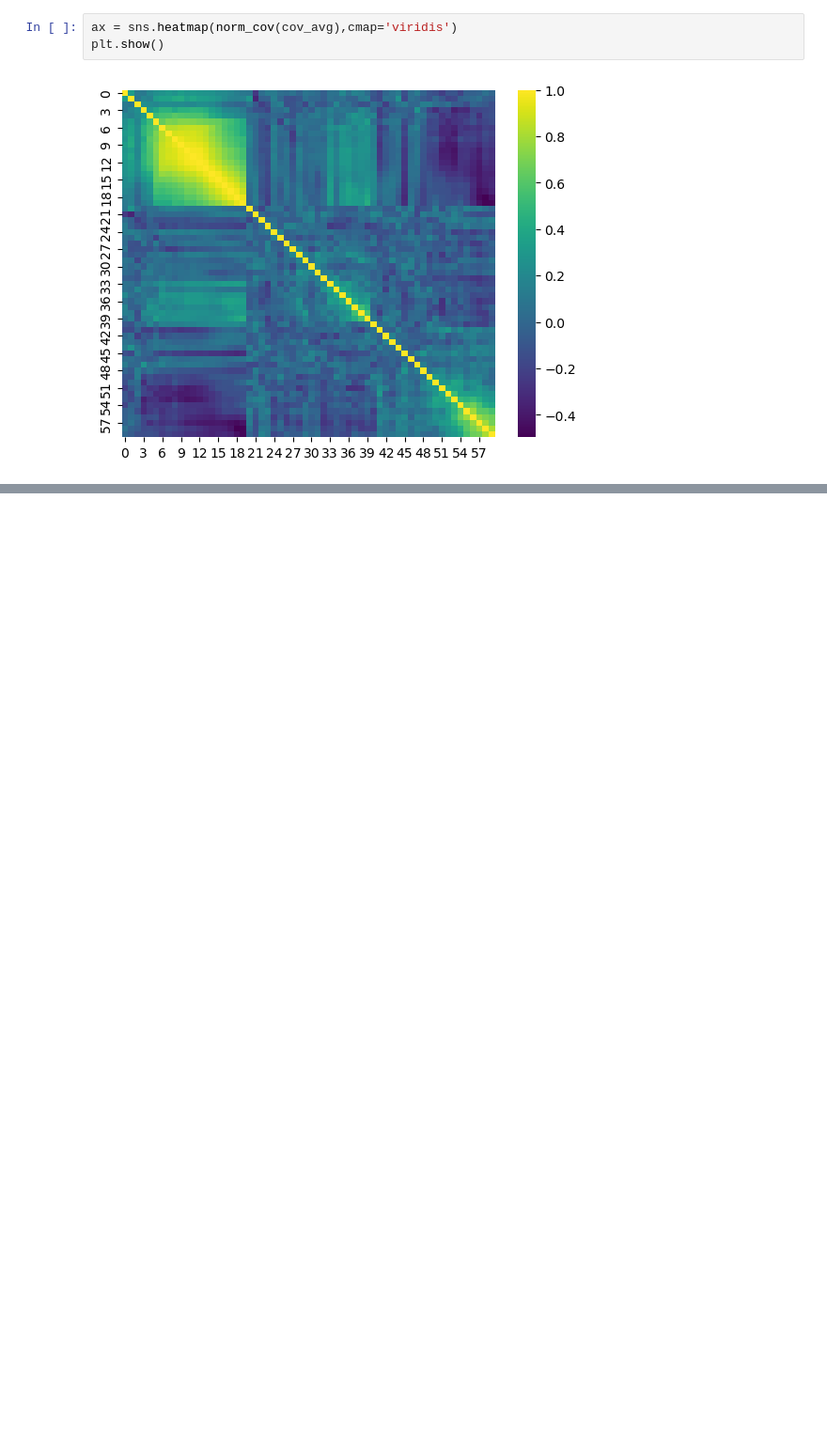
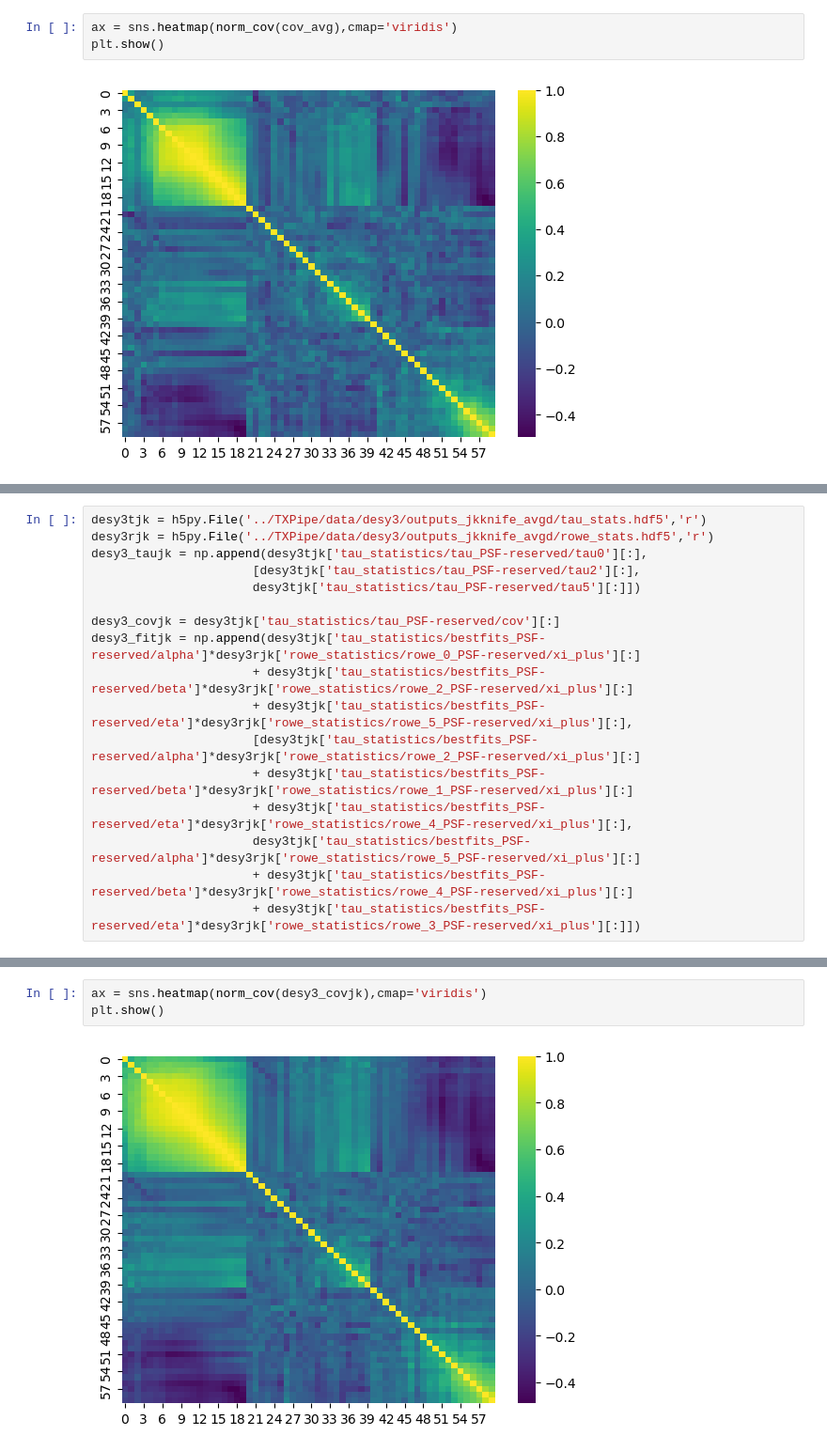
Before and after one commit to LSSTDESC/nulltests_txpipe, a Jupyter notebook: CheckChisqTau.ipynb, the cells around one changed output, grey strips where cells are left out. Shown at 94% size. Cells and saved outputs as stored; diff of their text form; blank space fills up the shorter version.

```diff
--- a/CheckChisqTau.ipynb
+++ b/CheckChisqTau.ipynb
@@ -220,0 +253,17 @@ plt.show()
+# %%
+desy3tjk = h5py.File('../TXPipe/data/desy3/outputs_jkknife_avgd/tau_stats.hdf5','r')
+desy3rjk = h5py.File('../TXPipe/data/desy3/outputs_jkknife_avgd/rowe_stats.hdf5','r')
+desy3_taujk = np.append(desy3tjk['tau_statistics/tau_PSF-reserved/tau0'][:],
+                      [desy3tjk['tau_statistics/tau_PSF-reserved/tau2'][:],
+                      desy3tjk['tau_statistics/tau_PSF-reserved/tau5'][:]])
+
+desy3_covjk = desy3tjk['tau_statistics/tau_PSF-reserved/cov'][:]
+desy3_fitjk = np.append(desy3tjk['tau_statistics/bestfits_PSF-reserved/alpha']*desy3rjk['rowe_statistics/rowe_0_PSF-reserved/xi_plus'][:]
+                      + desy3tjk['tau_statistics/bestfits_PSF-reserved/beta']*desy3rjk['rowe_statistics/rowe_2_PSF-reserved/xi_plus'][:]
+                      + desy3tjk['tau_statistics/bestfits_PSF-reserved/eta']*desy3rjk['rowe_statistics/rowe_5_PSF-reserved/xi_plus'][:],
+                      [desy3tjk['tau_statistics/bestfits_PSF-reserved/alpha']*desy3rjk['rowe_statistics/rowe_2_PSF-reserved/xi_plus'][:]
+                      + desy3tjk['tau_statistics/bestfits_PSF-reserved/beta']*desy3rjk['rowe_statistics/rowe_1_PSF-reserved/xi_plus'][:]
+                      + desy3tjk['tau_statistics/bestfits_PSF-reserved/eta']*desy3rjk['rowe_statistics/rowe_4_PSF-reserved/xi_plus'][:],
+                      desy3tjk['tau_statistics/bestfits_PSF-reserved/alpha']*desy3rjk['rowe_statistics/rowe_5_PSF-reserved/xi_plus'][:]
+                      + desy3tjk['tau_statistics/bestfits_PSF-reserved/beta']*desy3rjk['rowe_statistics/rowe_4_PSF-reserved/xi_plus'][:]
+                      + desy3tjk['tau_statistics/bestfits_PSF-reserved/eta']*desy3rjk['rowe_statistics/rowe_3_PSF-reserved/xi_plus'][:]])
@@ -220,0 +280,5 @@ plt.show()
+# %%
+ax = sns.heatmap(norm_cov(desy3_covjk),cmap='viridis')
+plt.show()
+# %% [output]
+[figure, added]
```
Also changed, not shown: parts of 11 cells of this notebook.
